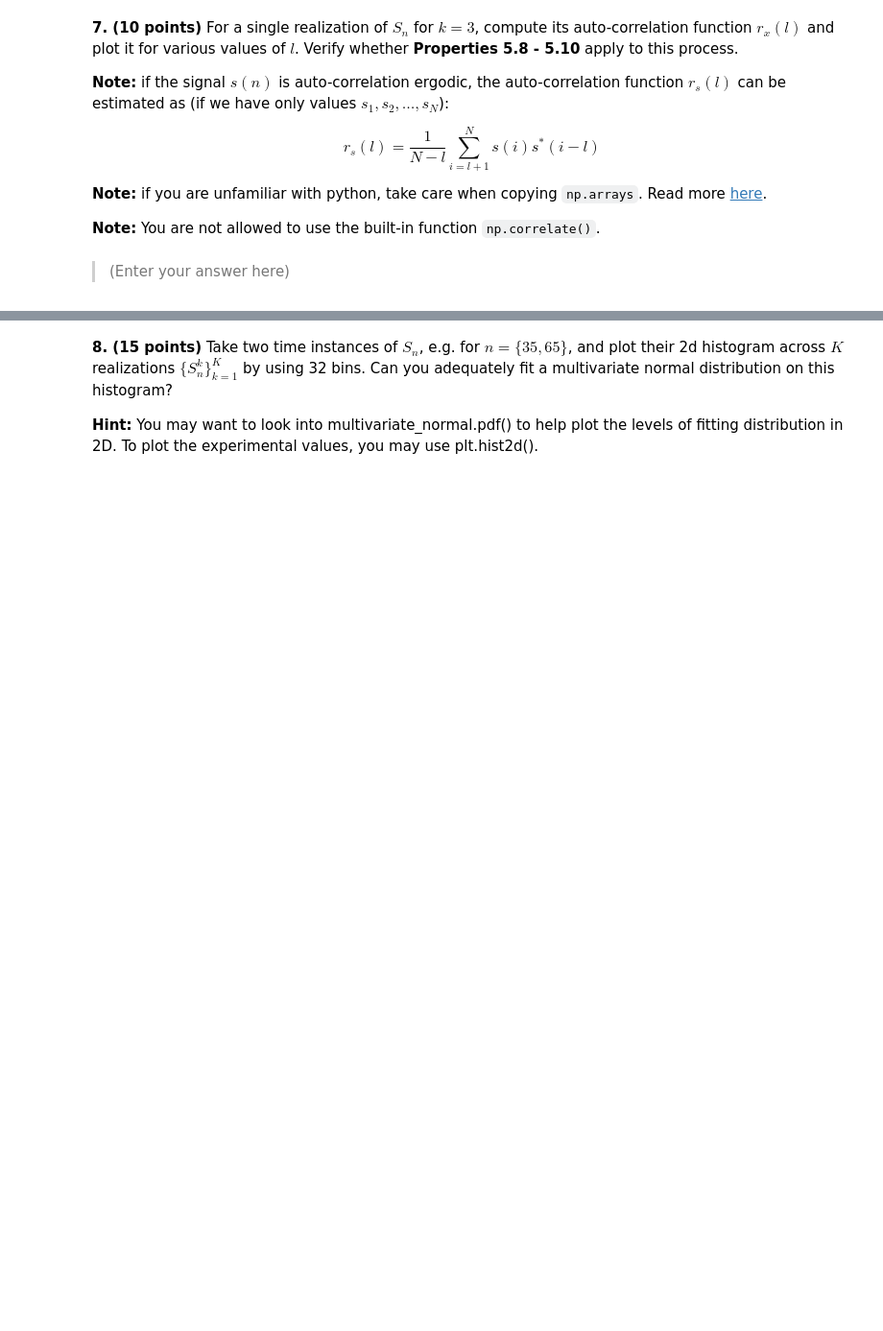
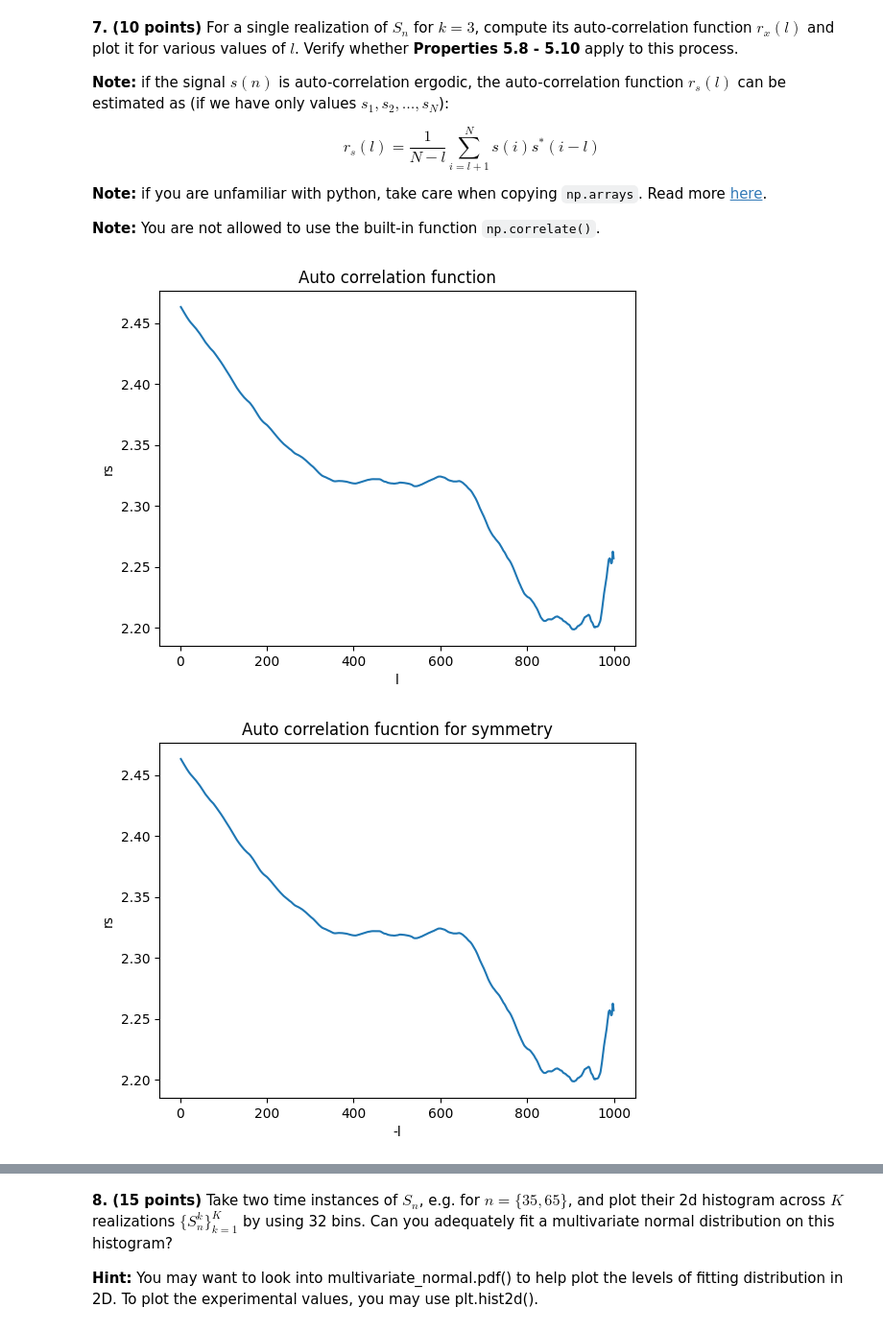
Before and after one commit to arondomotorkohlheb/statistical-signal-analysis, a Jupyter notebook: Python_1_2024.ipynb, the cells around one changed output, grey strips where cells are left out. Shown at 96% size. Drawn from its saved outputs; the diff is of its cells as text; code cells hidden in the pictures; blank space fills up the shorter version.

```diff
--- a/Python_1_2024.ipynb
+++ b/Python_1_2024.ipynb
@@ -273,2 +294,35 @@ r_S = None
-# %% [markdown]
-> (Enter your answer here)
+# %%
+# Implement your computations below
+Sk3 = S[:,2].copy()
+
+def rs(l, s = Sk3):
+    N = s.shape[0]
+    return 1/(N - l) * np.sum(s[l:]*s[:N-l].T)
+
+# Implement your plots below
+l_array = np.array([l for l in range(2,1000)])
+rs_array = np.array([rs(l) for l in l_array])
+
+
+plt.plot(l_array, rs_array)
+plt.xlabel('l')
+plt.ylabel('rs')
+plt.title('Auto correlation function')
+plt.show()
+
+#checking symmetry
+# taking the value of the series as 0 where it is undefined:
+def rs2(l, s = Sk3):
+    N = s.shape[0]
+    return 1/(N - l) * np.sum(s[:N-l]*s[l:].T)
+
+# Implement your plots below
+rs_array = np.array([rs2(l) for l in l_array])
+plt.plot(l_array, rs_array)
+plt.xlabel('-l')
+plt.ylabel('rs')
+plt.title('Auto correlation fucntion for symmetry')
+plt.show()
+# %% [output]
+[figure, added]
+[figure, added]
```
Also changed, not shown: parts of 13 cells of this notebook.
